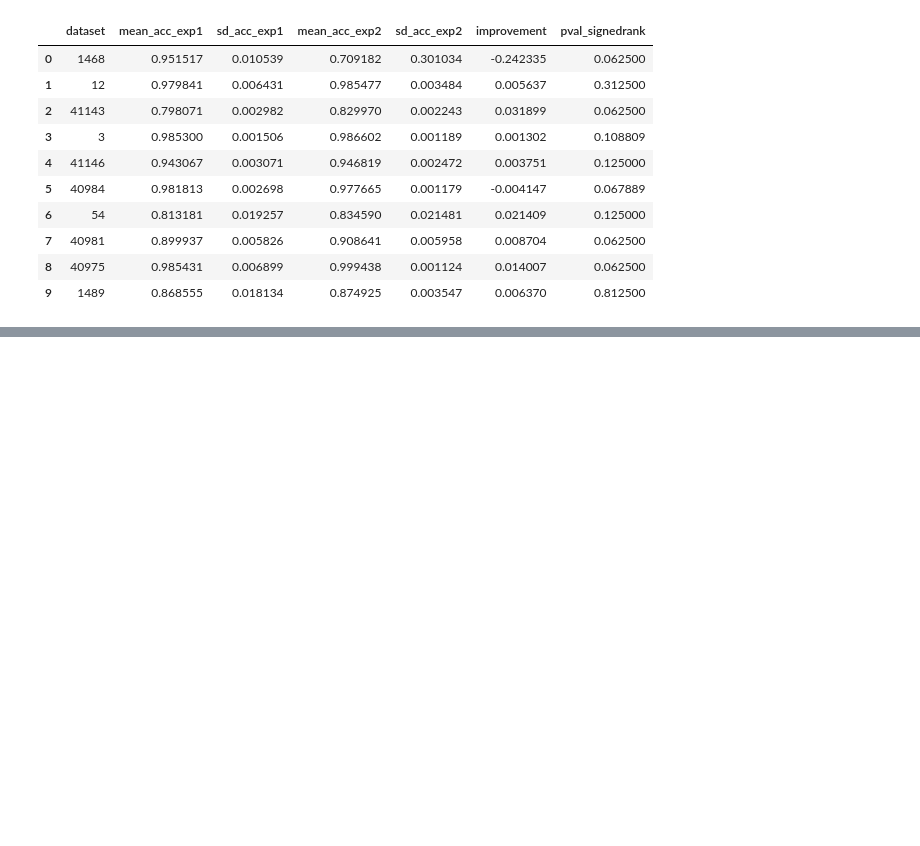
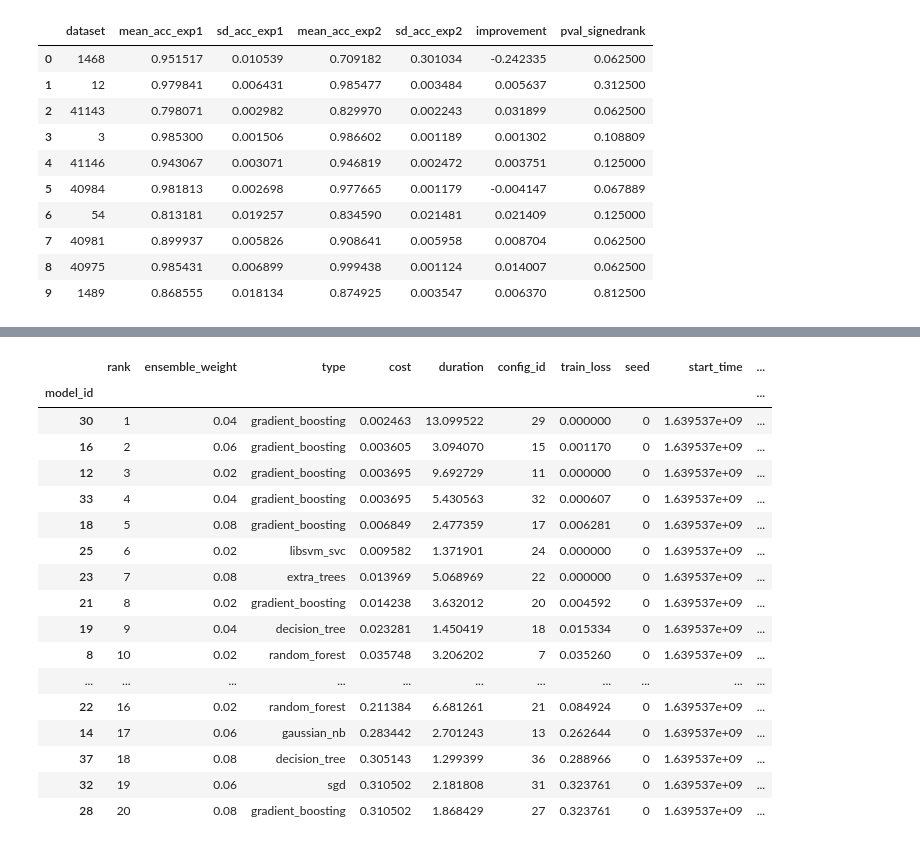
Before and after one commit to RichardMiddelkoop/AML_project_autosklearn_Px5_62275_-, a Jupyter notebook: grid_search/Analyze_results.ipynb, the cells around one changed output, grey strips where cells are left out. Saved outputs shown, nothing was run; the diff lists cells and outputs as text; code cells hidden in the pictures; blank space fills up the shorter version.

```diff
--- a/grid_search/Analyze_results.ipynb
+++ b/grid_search/Analyze_results.ipynb
@@ -336,0 +418,21 @@ compare_res_df
+# %%
+res['3']['cls'][0].leaderboard(detailed=True)
+# %% [output]
+|  | rank | ensemble_weight | type | cost | duration | config_id | train_loss | seed | start_time | ... |
+| model_id |  |  |  |  |  |  |  |  |  | ... |
+| 30 | 1 | 0.04 | gradient_boosting | 0.002463 | 13.099522 | 29 | 0.000000 | 0 | 1.639537e+09 | ... |
+| 16 | 2 | 0.06 | gradient_boosting | 0.003605 | 3.094070 | 15 | 0.001170 | 0 | 1.639537e+09 | ... |
+| 12 | 3 | 0.02 | gradient_boosting | 0.003695 | 9.692729 | 11 | 0.000000 | 0 | 1.639537e+09 | ... |
+| 33 | 4 | 0.04 | gradient_boosting | 0.003695 | 5.430563 | 32 | 0.000607 | 0 | 1.639537e+09 | ... |
+| 18 | 5 | 0.08 | gradient_boosting | 0.006849 | 2.477359 | 17 | 0.006281 | 0 | 1.639537e+09 | ... |
+| 25 | 6 | 0.02 | libsvm_svc | 0.009582 | 1.371901 | 24 | 0.000000 | 0 | 1.639537e+09 | ... |
+| 23 | 7 | 0.08 | extra_trees | 0.013969 | 5.068969 | 22 | 0.000000 | 0 | 1.639537e+09 | ... |
+| 21 | 8 | 0.02 | gradient_boosting | 0.014238 | 3.632012 | 20 | 0.004592 | 0 | 1.639537e+09 | ... |
+| 19 | 9 | 0.04 | decision_tree | 0.023281 | 1.450419 | 18 | 0.015334 | 0 | 1.639537e+09 | ... |
+| 8 | 10 | 0.02 | random_forest | 0.035748 | 3.206202 | 7 | 0.035260 | 0 | 1.639537e+09 | ... |
+| ... | ... | ... | ... | ... | ... | ... | ... | ... | ... | ... |
+| 22 | 16 | 0.02 | random_forest | 0.211384 | 6.681261 | 21 | 0.084924 | 0 | 1.639537e+09 | ... |
+| 14 | 17 | 0.06 | gaussian_nb | 0.283442 | 2.701243 | 13 | 0.262644 | 0 | 1.639537e+09 | ... |
+| 37 | 18 | 0.08 | decision_tree | 0.305143 | 1.299399 | 36 | 0.288966 | 0 | 1.639537e+09 | ... |
+| 32 | 19 | 0.06 | sgd | 0.310502 | 2.181808 | 31 | 0.323761 | 0 | 1.639537e+09 | ... |
+| 28 | 20 | 0.08 | gradient_boosting | 0.310502 | 1.868429 | 27 | 0.323761 | 0 | 1.639537e+09 | ... |
```
Also changed, not shown: parts of 27 cells of this notebook, 1 other file.
